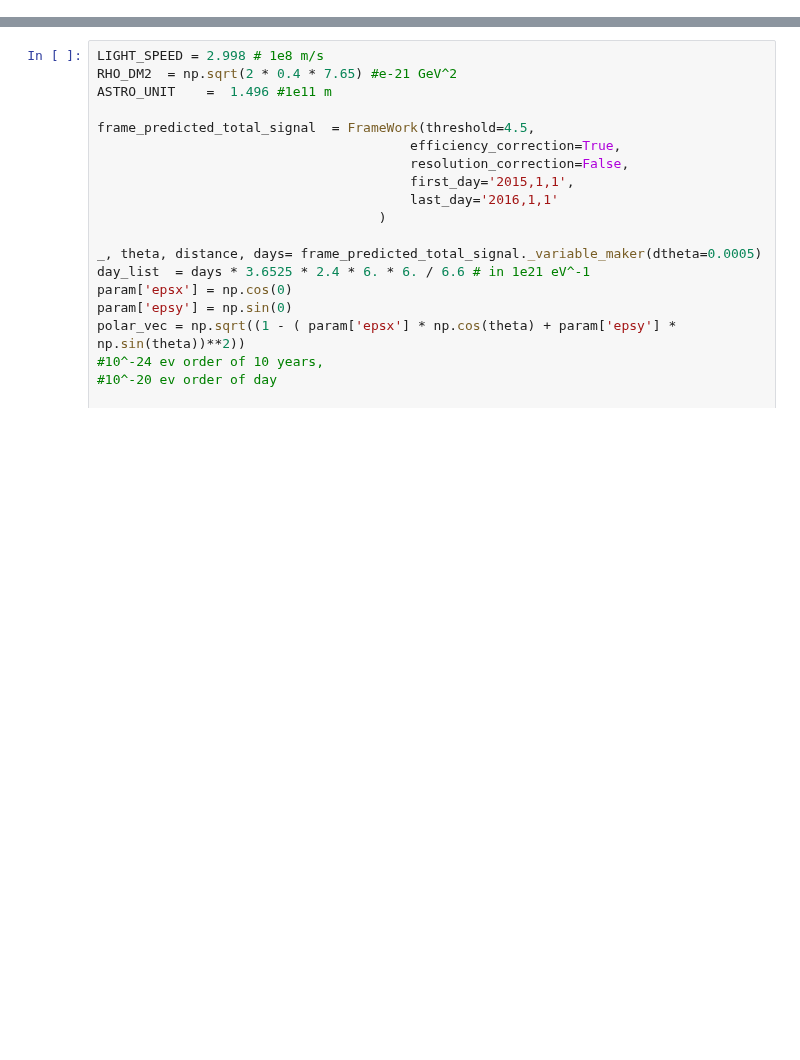
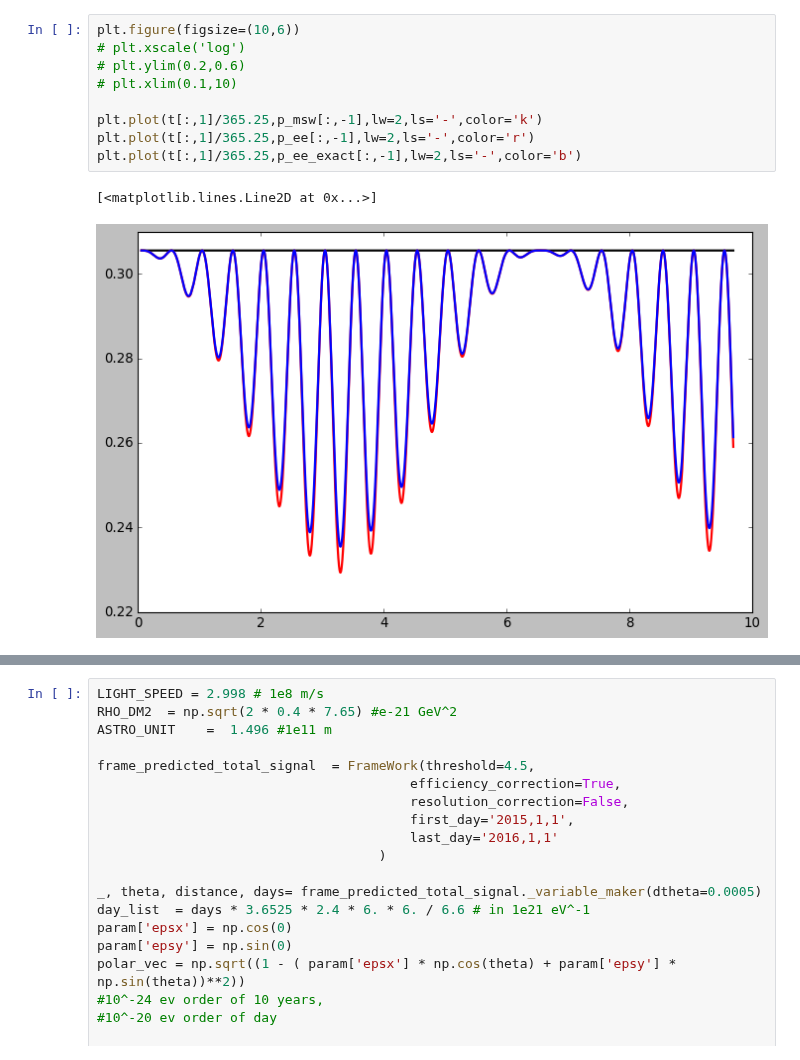
Before and after one commit to SaeedAnsarifard/NeuMod, a Jupyter notebook: Tutorial_ULDM_2.ipynb, the cells around one changed output, grey strips where cells are left out. Cells and saved outputs as stored; diff of their text form; blank space fills up the shorter version.

```diff
--- a/Tutorial_ULDM_2.ipynb
+++ b/Tutorial_ULDM_2.ipynb
@@ -30 +96,13 @@ annual_data = np.array(pd.read_csv('./Data/plot-data.csv'))
+# %%
+plt.figure(figsize=(10,6))
+# plt.xscale('log')
+# plt.ylim(0.2,0.6)
+# plt.xlim(0.1,10)
+
+plt.plot(t[:,1]/365.25,p_msw[:,-1],lw=2,ls='-',color='k')
+plt.plot(t[:,1]/365.25,p_ee[:,-1],lw=2,ls='-',color='r')
+plt.plot(t[:,1]/365.25,p_ee_exact[:,-1],lw=2,ls='-',color='b')
+# %% [output]
+[<matplotlib.lines.Line2D at 0x...>]
+[figure, added]
 # %%
```
Also changed, not shown: parts of 7 cells of this notebook, 14 other files.
